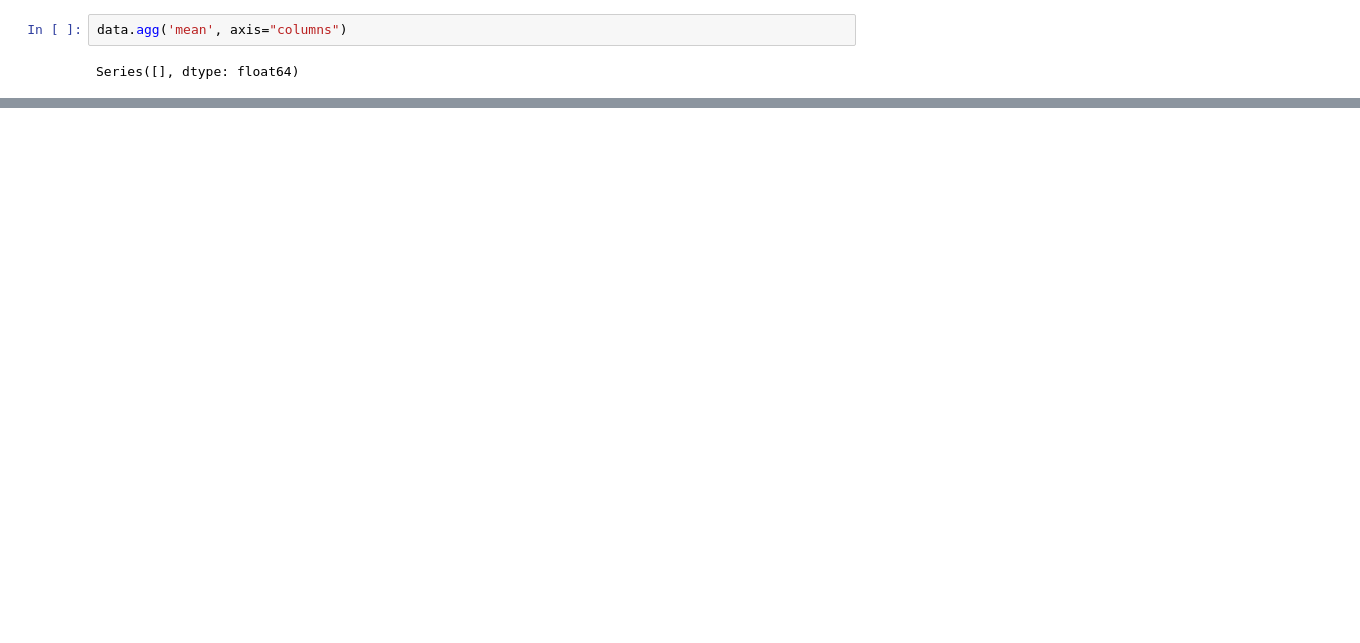
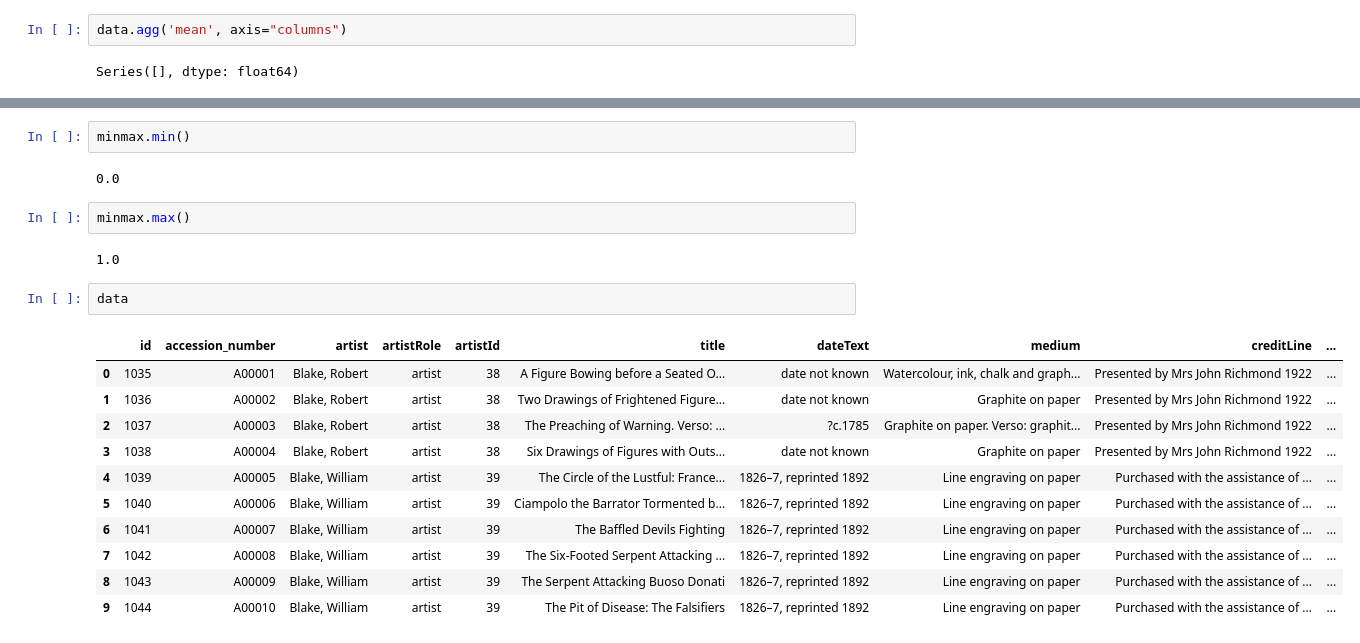
Before and after one commit to jho97/data-analyst-week-2, a Jupyter notebook: may_25/personal_work/lab_work.ipynb, the cells around one changed output, grey strips where cells are left out. Cells and saved outputs as stored; diff of their text form; blank space fills up the shorter version.

```diff
--- a/may_25/personal_work/lab_work.ipynb
+++ b/may_25/personal_work/lab_work.ipynb
@@ -190,0 +245,22 @@ Series([], dtype: float64)
+# %%
+minmax.min()
+# %% [output]
+0.0
+# %%
+minmax.max()
+# %% [output]
+1.0
+# %%
+data
+# %% [output]
+|  | id | accession_number | artist | artistRole | artistId | title | dateText | medium | creditLine | ... |
+| 0 | 1035 | A00001 | Blake, Robert | artist | 38 | A Figure Bowing before a Seated O... | date not known | Watercolour, ink, chalk and graph... | Presented by Mrs John Richmond 1922 | ... |
+| 1 | 1036 | A00002 | Blake, Robert | artist | 38 | Two Drawings of Frightened Figure... | date not known | Graphite on paper | Presented by Mrs John Richmond 1922 | ... |
+| 2 | 1037 | A00003 | Blake, Robert | artist | 38 | The Preaching of Warning. Verso: ... | ?c.1785 | Graphite on paper. Verso: graphit... | Presented by Mrs John Richmond 1922 | ... |
+| 3 | 1038 | A00004 | Blake, Robert | artist | 38 | Six Drawings of Figures with Outs... | date not known | Graphite on paper | Presented by Mrs John Richmond 1922 | ... |
+| 4 | 1039 | A00005 | Blake, William | artist | 39 | The Circle of the Lustful: France... | 1826–7, reprinted 1892 | Line engraving on paper | Purchased with the assistance of ... | ... |
+| 5 | 1040 | A00006 | Blake, William | artist | 39 | Ciampolo the Barrator Tormented b... | 1826–7, reprinted 1892 | Line engraving on paper | Purchased with the assistance of ... | ... |
+| 6 | 1041 | A00007 | Blake, William | artist | 39 | The Baffled Devils Fighting | 1826–7, reprinted 1892 | Line engraving on paper | Purchased with the assistance of ... | ... |
+| 7 | 1042 | A00008 | Blake, William | artist | 39 | The Six-Footed Serpent Attacking ... | 1826–7, reprinted 1892 | Line engraving on paper | Purchased with the assistance of ... | ... |
+| 8 | 1043 | A00009 | Blake, William | artist | 39 | The Serpent Attacking Buoso Donati | 1826–7, reprinted 1892 | Line engraving on paper | Purchased with the assistance of ... | ... |
+| 9 | 1044 | A00010 | Blake, William | artist | 39 | The Pit of Disease: The Falsifiers | 1826–7, reprinted 1892 | Line engraving on paper | Purchased with the assistance of ... | ... |
```
Also changed, not shown: parts of 5 cells of this notebook.
